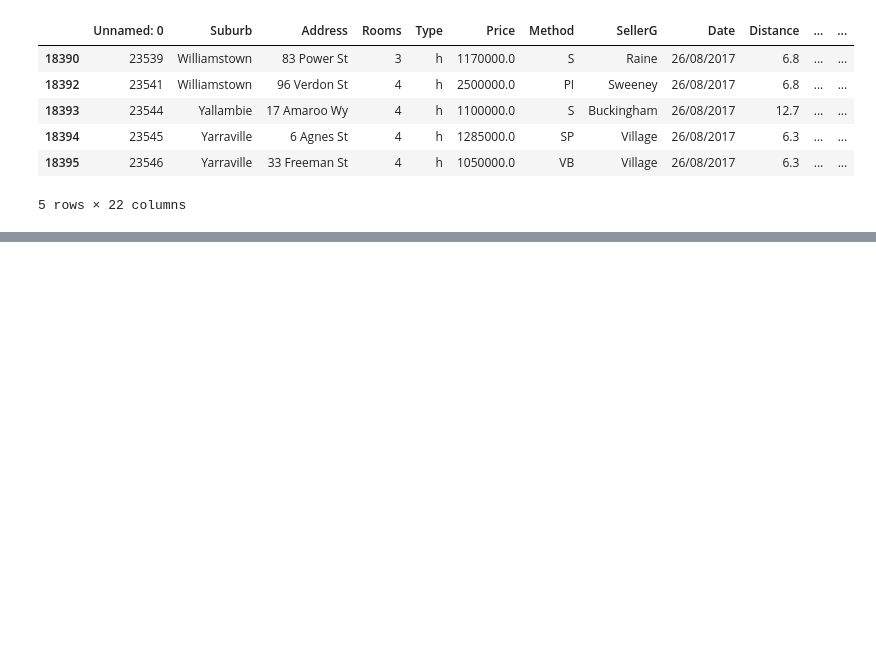
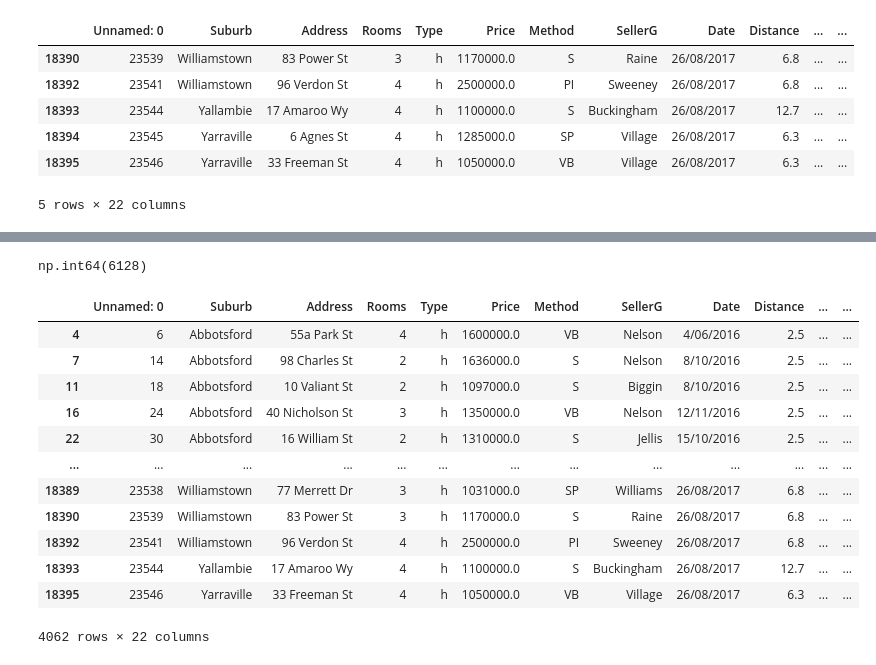
Before and after one commit to Iliya-Askari/Data-Science-Practice, a Jupyter notebook: pandas/pandas-2.ipynb, the cells around one changed output, grey strips where cells are left out. Saved outputs shown, nothing was run; the diff lists cells and outputs as text; code cells hidden in the pictures; blank space fills up the shorter version.

```diff
--- a/pandas/pandas-2.ipynb
+++ b/pandas/pandas-2.ipynb
@@ -68,0 +89,21 @@ data_pr1000000.tail()
+# %%
+data_pr1000000['Car'].count()
+# %% [output]
+np.int64(6128)
+# %%
+new_data = data[(data['Price'] > 1000000) & (data['Car'] > 1)]
+new_data
+# %% [output]
+|  | Unnamed: 0 | Suburb | Address | Rooms | Type | Price | Method | SellerG | Date | Distance | ... | ... |
+| 4 | 6 | Abbotsford | 55a Park St | 4 | h | 1600000.0 | VB | Nelson | 4/06/2016 | 2.5 | ... | ... |
+| 7 | 14 | Abbotsford | 98 Charles St | 2 | h | 1636000.0 | S | Nelson | 8/10/2016 | 2.5 | ... | ... |
+| 11 | 18 | Abbotsford | 10 Valiant St | 2 | h | 1097000.0 | S | Biggin | 8/10/2016 | 2.5 | ... | ... |
+| 16 | 24 | Abbotsford | 40 Nicholson St | 3 | h | 1350000.0 | VB | Nelson | 12/11/2016 | 2.5 | ... | ... |
+| 22 | 30 | Abbotsford | 16 William St | 2 | h | 1310000.0 | S | Jellis | 15/10/2016 | 2.5 | ... | ... |
+| ... | ... | ... | ... | ... | ... | ... | ... | ... | ... | ... | ... | ... |
+| 18389 | 23538 | Williamstown | 77 Merrett Dr | 3 | h | 1031000.0 | SP | Williams | 26/08/2017 | 6.8 | ... | ... |
+| 18390 | 23539 | Williamstown | 83 Power St | 3 | h | 1170000.0 | S | Raine | 26/08/2017 | 6.8 | ... | ... |
+| 18392 | 23541 | Williamstown | 96 Verdon St | 4 | h | 2500000.0 | PI | Sweeney | 26/08/2017 | 6.8 | ... | ... |
+| 18393 | 23544 | Yallambie | 17 Amaroo Wy | 4 | h | 1100000.0 | S | Buckingham | 26/08/2017 | 12.7 | ... | ... |
+| 18395 | 23546 | Yarraville | 33 Freeman St | 4 | h | 1050000.0 | VB | Village | 26/08/2017 | 6.3 | ... | ... |
+4062 rows × 22 columns
```
Also changed, not shown: parts of 14 cells of this notebook.
